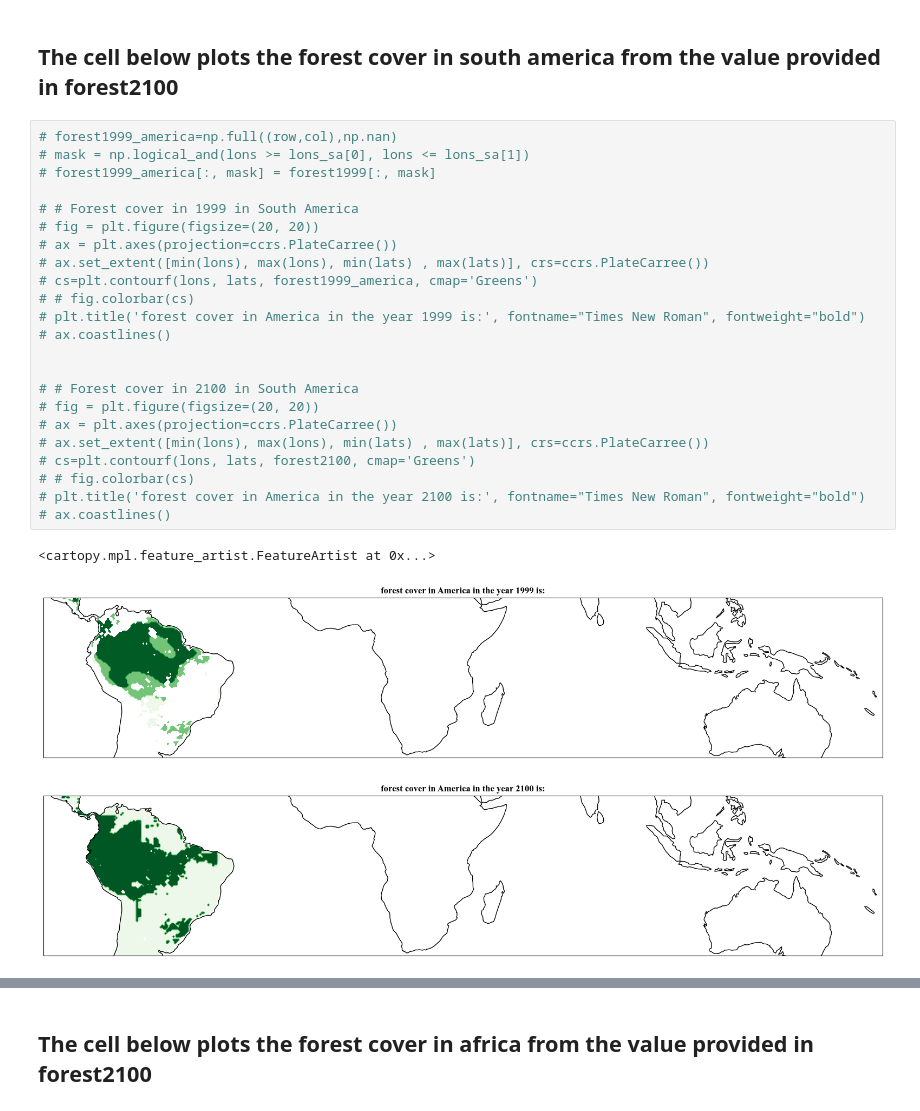
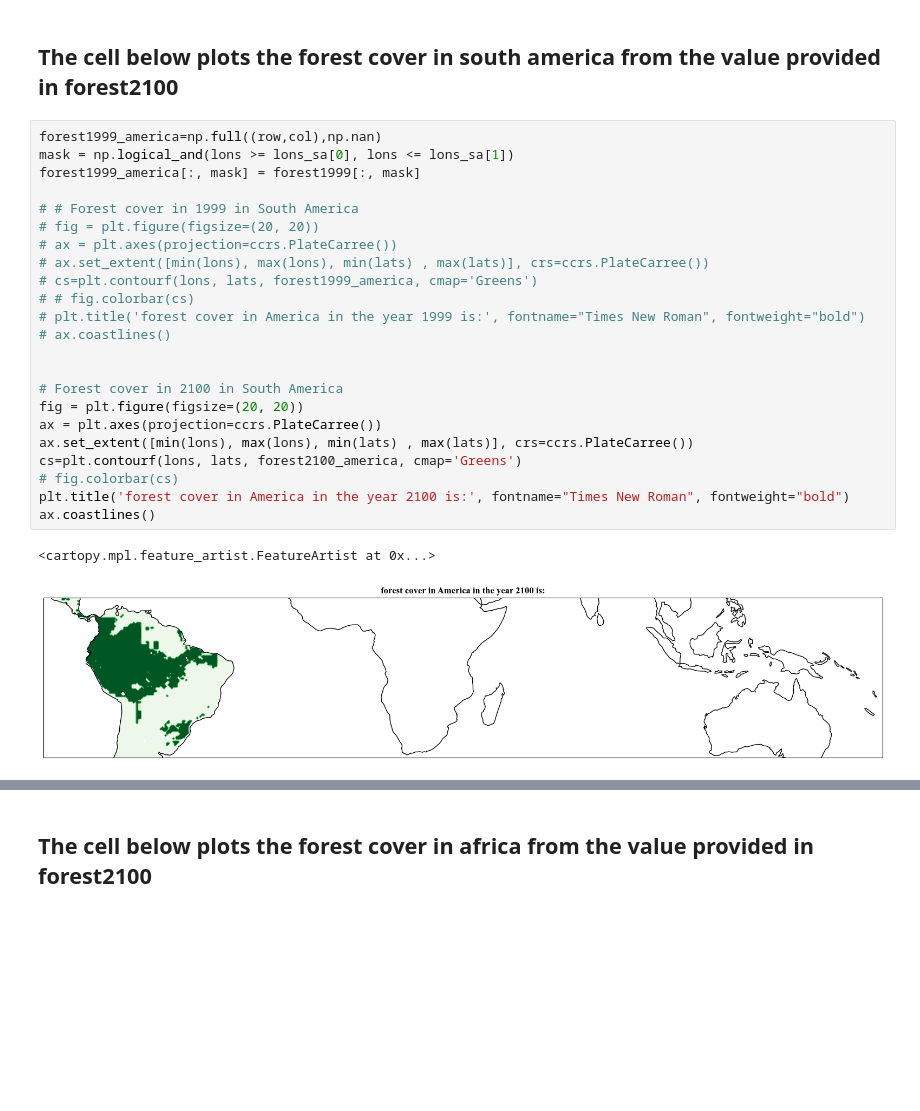
Before and after one commit to TheoHanon/Modeling, a Jupyter notebook: Part2/2023P2Q3_Coding.ipynb, the cells around one changed output, grey strips where cells are left out. Drawn from its saved outputs; the diff is of its cells as text; blank space fills up the shorter version.

```diff
--- a/Part2/2023P2Q3_Coding.ipynb
+++ b/Part2/2023P2Q3_Coding.ipynb
@@ -235,32 +234,31 @@ for i in range (row):
 # %% [markdown]
 ## The cell below plots the forest cover in south america from the value provided in forest2100
 # %%
-# forest1999_america=np.full((row,col),np.nan)
-# mask = np.logical_and(lons >= lons_sa[0], lons <= lons_sa[1])
-# forest1999_america[:, mask] = forest1999[:, mask]
+forest1999_america=np.full((row,col),np.nan)
+mask = np.logical_and(lons >= lons_sa[0], lons <= lons_sa[1])
+forest1999_america[:, mask] = forest1999[:, mask]
 
 # # Forest cover in 1999 in South America
 # fig = plt.figure(figsize=(20, 20))
 # ax = plt.axes(projection=ccrs.PlateCarree())
 # ax.set_extent([min(lons), max(lons), min(lats) , max(lats)], crs=ccrs.PlateCarree())
 # cs=plt.contourf(lons, lats, forest1999_america, cmap='Greens')
 # # fig.colorbar(cs)
 # plt.title('forest cover in America in the year 1999 is:', fontname="Times New Roman", fontweight="bold")
 # ax.coastlines()
 
 
-# # Forest cover in 2100 in South America
-# fig = plt.figure(figsize=(20, 20))
-# ax = plt.axes(projection=ccrs.PlateCarree())
-# ax.set_extent([min(lons), max(lons), min(lats) , max(lats)], crs=ccrs.PlateCarree())
-# cs=plt.contourf(lons, lats, forest2100, cmap='Greens')
-# # fig.colorbar(cs)
-# plt.title('forest cover in America in the year 2100 is:', fontname="Times New Roman", fontweight="bold")
-# ax.coastlines()
+# Forest cover in 2100 in South America
+fig = plt.figure(figsize=(20, 20))
+ax = plt.axes(projection=ccrs.PlateCarree())
+ax.set_extent([min(lons), max(lons), min(lats) , max(lats)], crs=ccrs.PlateCarree())
+cs=plt.contourf(lons, lats, forest2100_america, cmap='Greens')
+# fig.colorbar(cs)
+plt.title('forest cover in America in the year 2100 is:', fontname="Times New Roman", fontweight="bold")
+ax.coastlines()
 # %% [output]
 <cartopy.mpl.feature_artist.FeatureArtist at 0x...>
-[figure, old version]
+[figure, new version]
-[figure, removed]
 # %%
 # rainfall1999_america=np.full((row,col),np.nan)
 # rainfall2100_america=np.full((row,col),np.nan)
```
Also changed, not shown: parts of 10 cells of this notebook, 1 other file.
